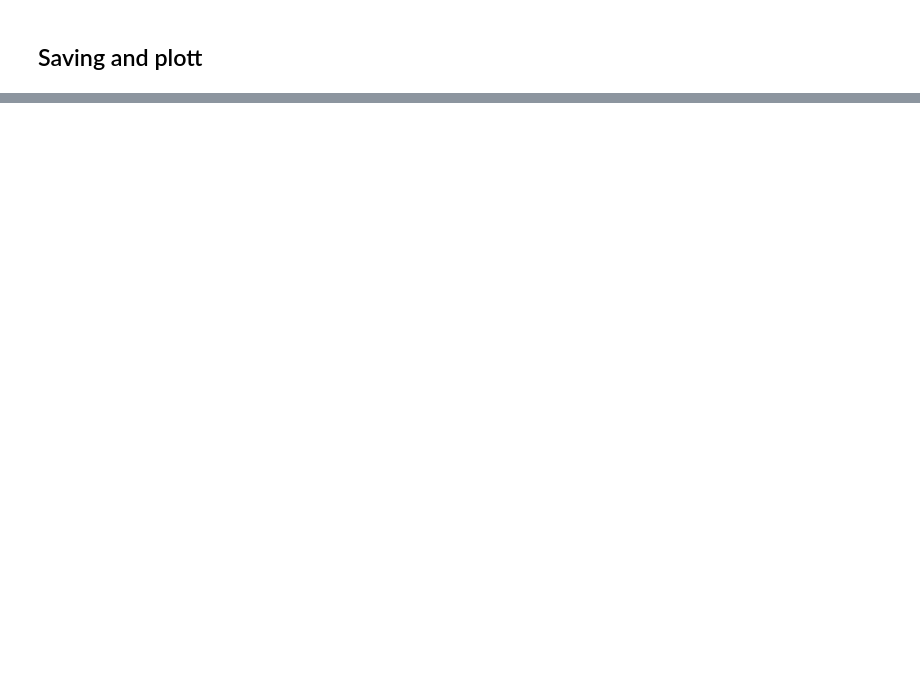
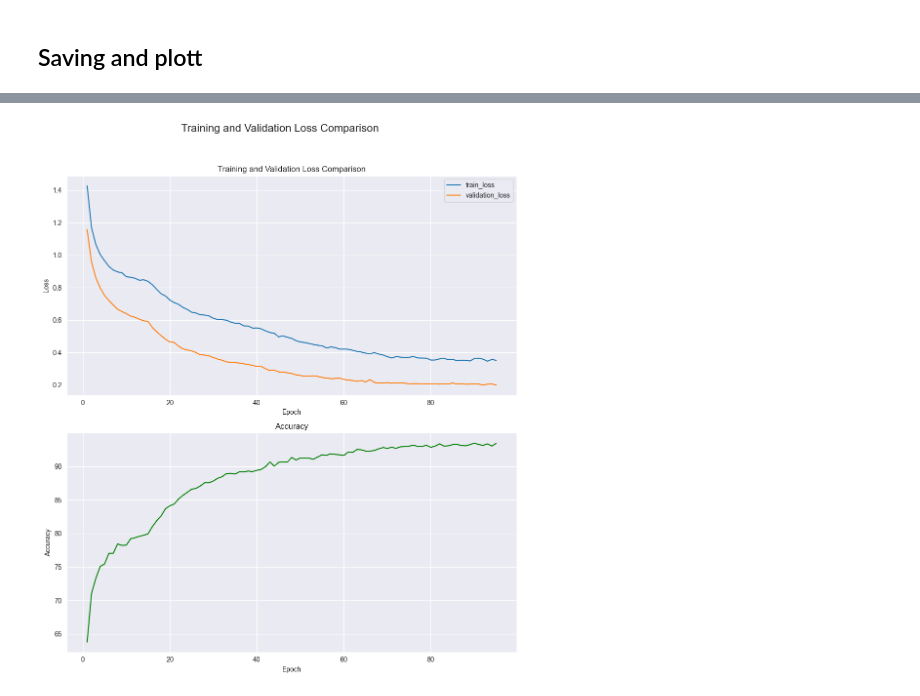
Before and after one commit to Zaphelious/rice-pest-classification, a Jupyter notebook: standard_training.ipynb, the cells around one changed output, grey strips where cells are left out. Cells and saved outputs as stored; diff of their text form; code cells hidden in the pictures; blank space fills up the shorter version.

```diff
--- a/standard_training.ipynb
+++ b/standard_training.ipynb
@@ -545,3 +621,7 @@ plot_historical_results('training_results\EfficientNetV2\SEfficientNetV2-m_rice_
+# %%
+plot_historical_results('training_results/v2/SMobileNetV2_rice_pest_classificationV17.csv')
+# %% [output]
+[figure, added]
 # %%
 import torch.optim as optim
 
```
Also changed, not shown: parts of 19 cells of this notebook, 1 other file.
